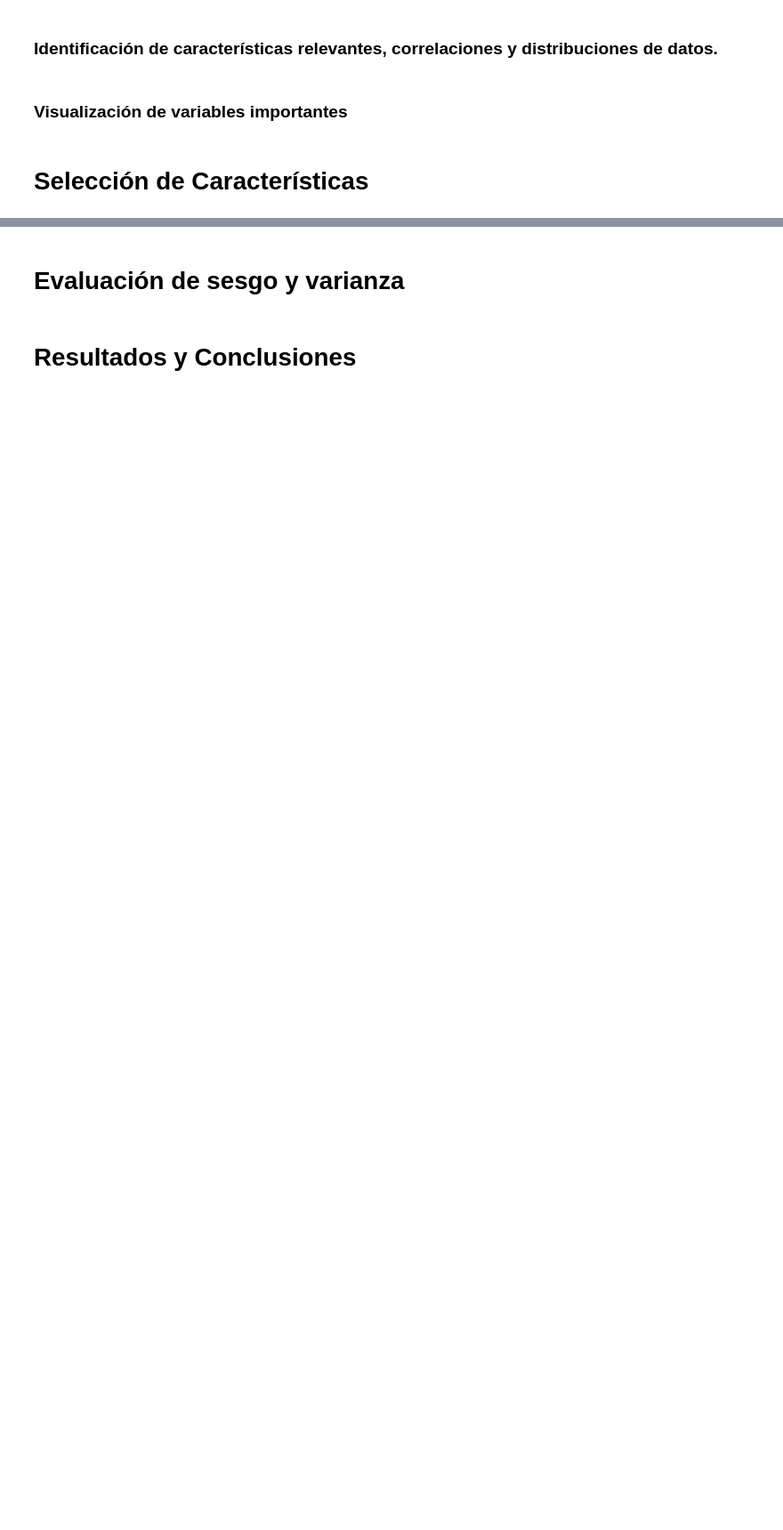
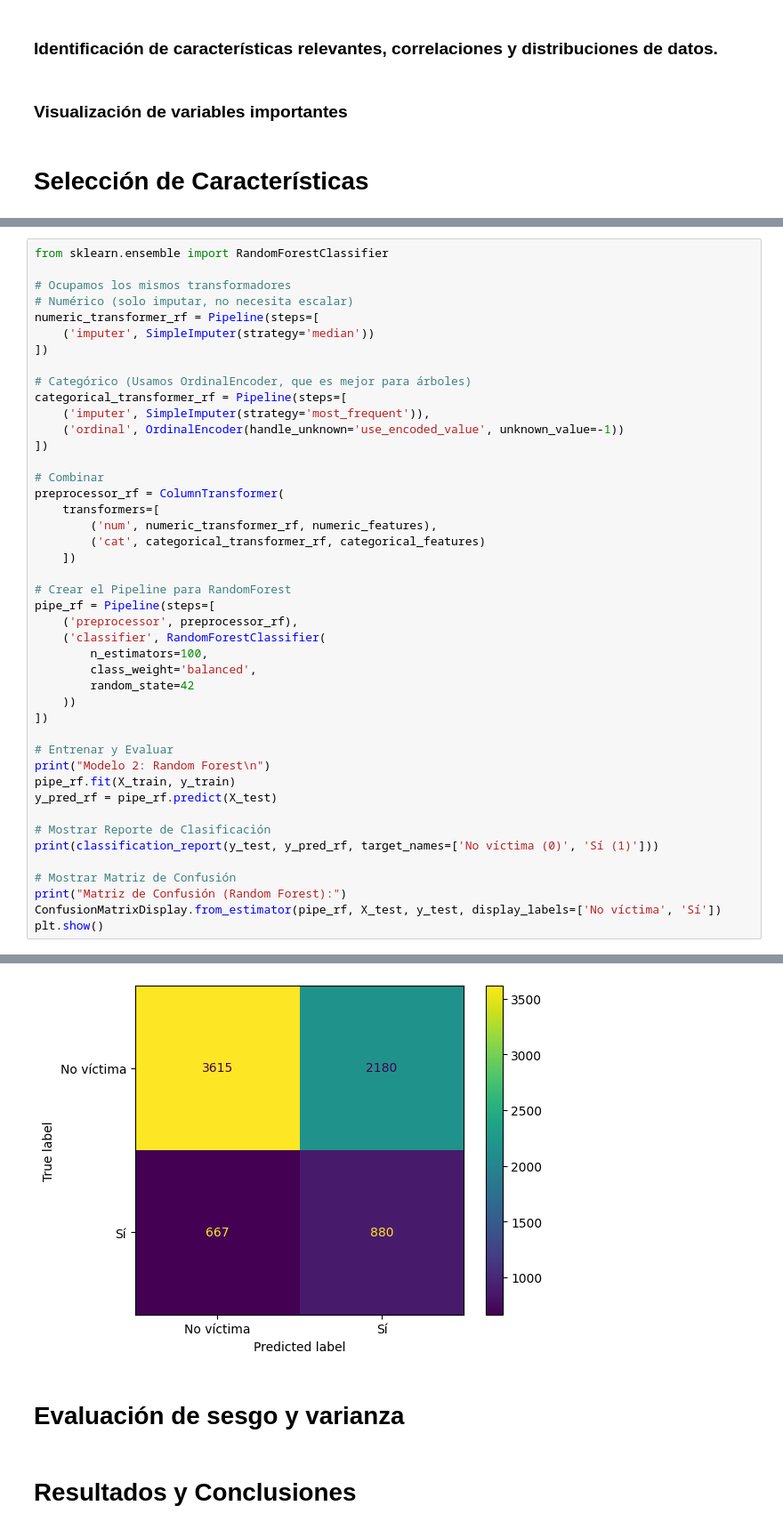
Before and after one commit to zMRGABOz/tarea_2_ia, a Jupyter notebook: src/main.ipynb, the cells around one changed output, grey strips where cells are left out. Shown: that part at 89% size. Cells and saved outputs as stored; diff of their text form; blank space fills up the shorter version.

```diff
--- a/src/main.ipynb
+++ b/src/main.ipynb
@@ -423,0 +509,45 @@ for p in ax_d.patches:
+# %%
+from sklearn.ensemble import RandomForestClassifier
+
+# Ocupamos los mismos transformadores
+# Numérico (solo imputar, no necesita escalar)
+numeric_transformer_rf = Pipeline(steps=[
+    ('imputer', SimpleImputer(strategy='median'))
+])
+
+# Categórico (Usamos OrdinalEncoder, que es mejor para árboles)
+categorical_transformer_rf = Pipeline(steps=[
+    ('imputer', SimpleImputer(strategy='most_frequent')),
+    ('ordinal', OrdinalEncoder(handle_unknown='use_encoded_value', unknown_value=-1))
+])
+
+# Combinar
+preprocessor_rf = ColumnTransformer(
+    transformers=[
+        ('num', numeric_transformer_rf, numeric_features),
+        ('cat', categorical_transformer_rf, categorical_features)
+    ])
+
+# Crear el Pipeline para RandomForest
+pipe_rf = Pipeline(steps=[
+    ('preprocessor', preprocessor_rf),
+    ('classifier', RandomForestClassifier(
+        n_estimators=100,
+        class_weight='balanced',
+        random_state=42
+    ))
+])
+
+# Entrenar y Evaluar
+print("Modelo 2: Random Forest\n")
+pipe_rf.fit(X_train, y_train)
+y_pred_rf = pipe_rf.predict(X_test)
+
+# Mostrar Reporte de Clasificación
+print(classification_report(y_test, y_pred_rf, target_names=['No víctima (0)', 'Sí (1)']))
+
+# Mostrar Matriz de Confusión
+print("Matriz de Confusión (Random Forest):")
+ConfusionMatrixDisplay.from_estimator(pipe_rf, X_test, y_test, display_labels=['No víctima', 'Sí'])
+plt.show()
+# %% [output]
@@ -424,3 +566,4 @@ for p in ax_d.patches:
+[figure, added]
 # %% [markdown]
 # Evaluación de sesgo y varianza
 # %% [markdown]
```
Also changed, not shown: parts of 8 cells of this notebook.
